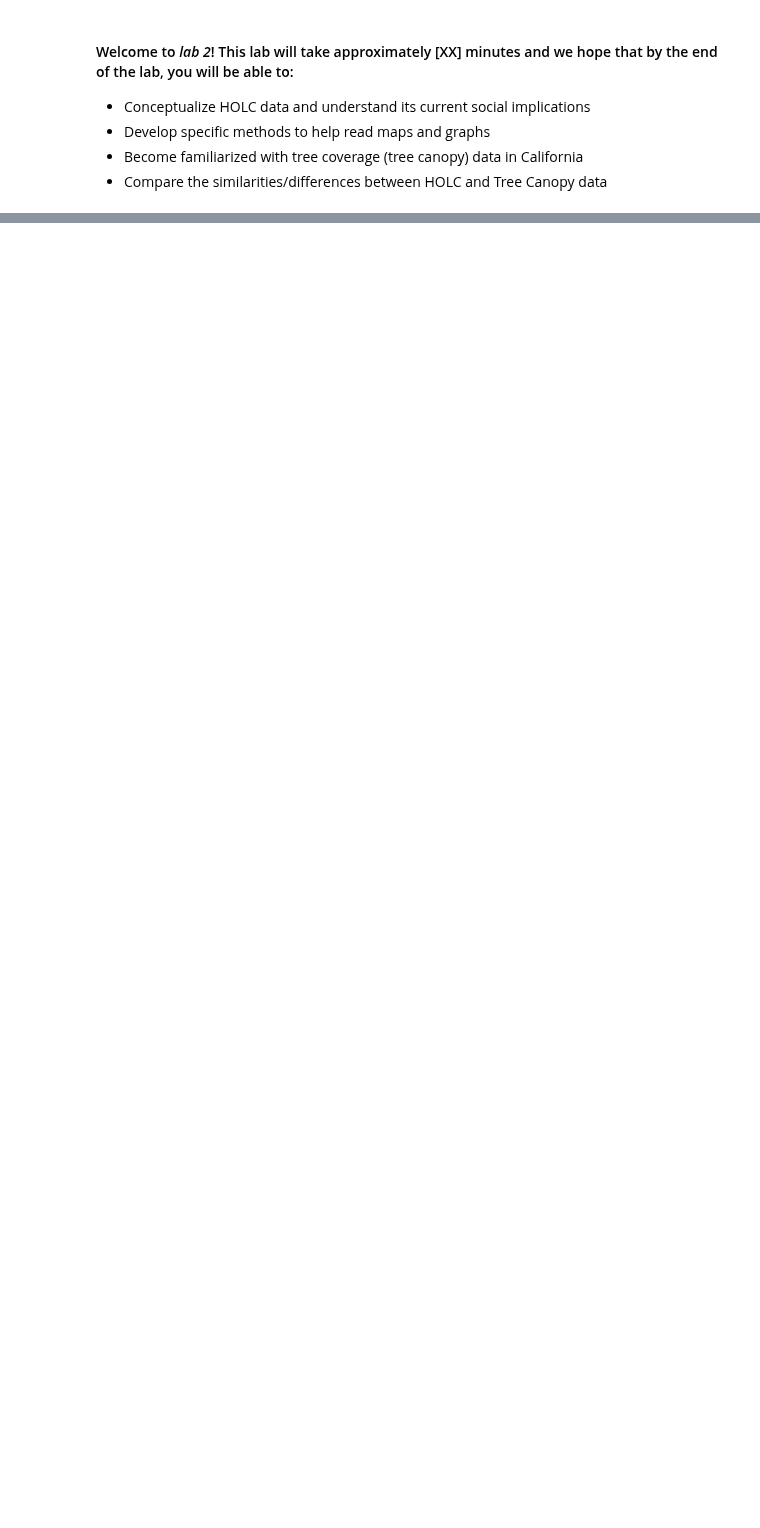
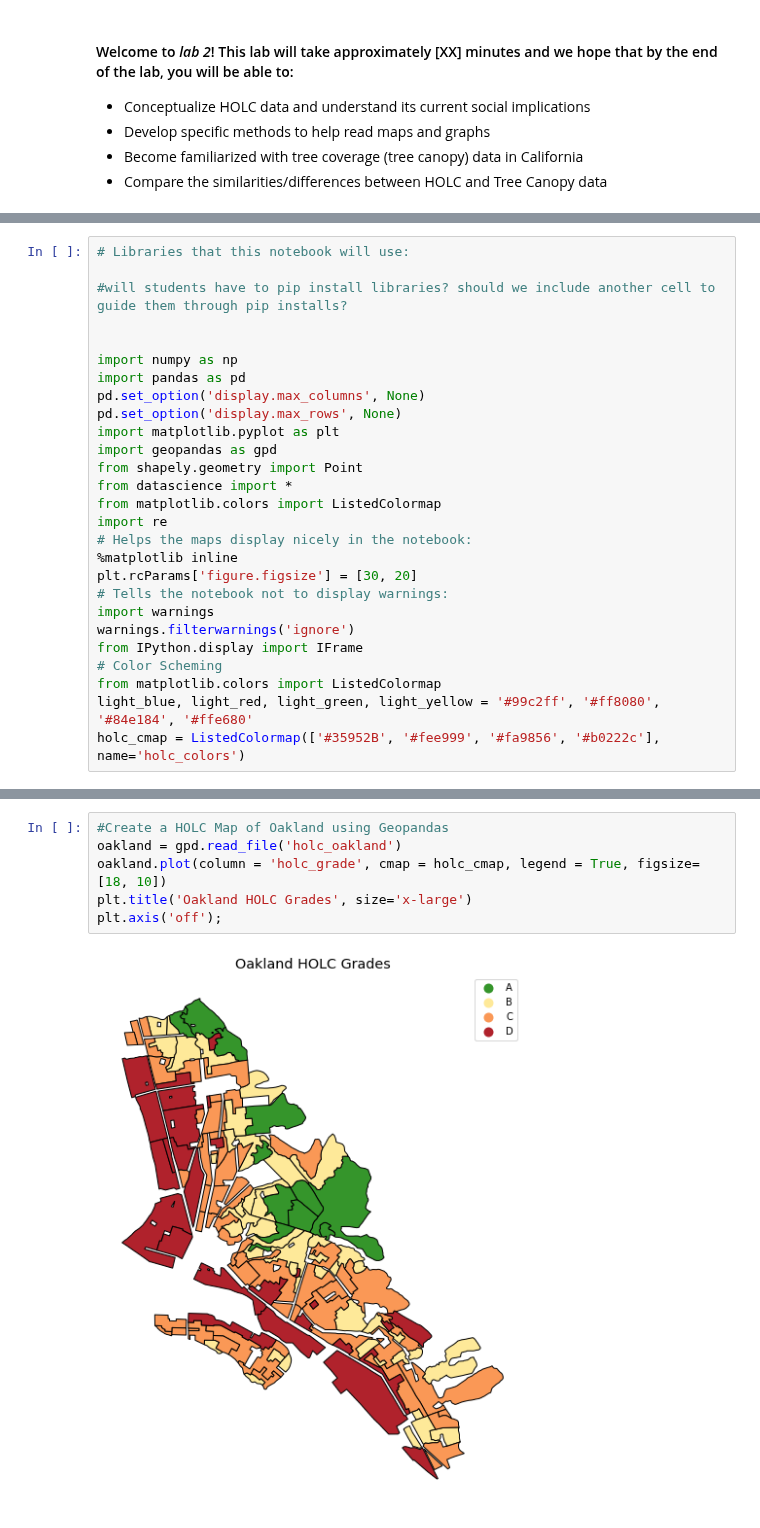
Before and after one commit to ds-modules/espm-c167, a Jupyter notebook: Lab2-Draft/Rebekah-Soc88/outline_AC.ipynb, the cells around one changed output, grey strips where cells are left out. Cells and saved outputs as stored; diff of their text form; blank space fills up the shorter version.

```diff
--- a/Lab2-Draft/Rebekah-Soc88/outline_AC.ipynb
+++ b/Lab2-Draft/Rebekah-Soc88/outline_AC.ipynb
@@ -9 +11,28 @@
+# %%
+# Libraries that this notebook will use:
+
+#will students have to pip install libraries? should we include another cell to guide them through pip installs?
+
+
+import numpy as np
+import pandas as pd
+pd.set_option('display.max_columns', None)
+pd.set_option('display.max_rows', None)
+import matplotlib.pyplot as plt
+import geopandas as gpd
+from shapely.geometry import Point
+from datascience import *
+from matplotlib.colors import ListedColormap
+import re
+# Helps the maps display nicely in the notebook:
+%matplotlib inline
+plt.rcParams['figure.figsize'] = [30, 20]
+# Tells the notebook not to display warnings:
+import warnings
+warnings.filterwarnings('ignore')
+from IPython.display import IFrame
+# Color Scheming
+from matplotlib.colors import ListedColormap
+light_blue, light_red, light_green, light_yellow = '#99c2ff', '#ff8080', '#84e184', '#ffe680'
+holc_cmap = ListedColormap(['#35952B', '#fee999', '#fa9856', '#b0222c'], name='holc_colors')
 # %% [markdown]
@@ -27,0 +58,8 @@ HOLC primarily operated by issuing loans to borrowers. Loans, otherwise known as
+# %%
+#Create a HOLC Map of Oakland using Geopandas
+oakland = gpd.read_file('holc_oakland')
+oakland.plot(column = 'holc_grade', cmap = holc_cmap, legend = True, figsize=[18, 10])
+plt.title('Oakland HOLC Grades', size='x-large')
+plt.axis('off');
+# %% [output]
+[figure, added]
```
Also changed, not shown: parts of 25 cells of this notebook, 2 other files.
